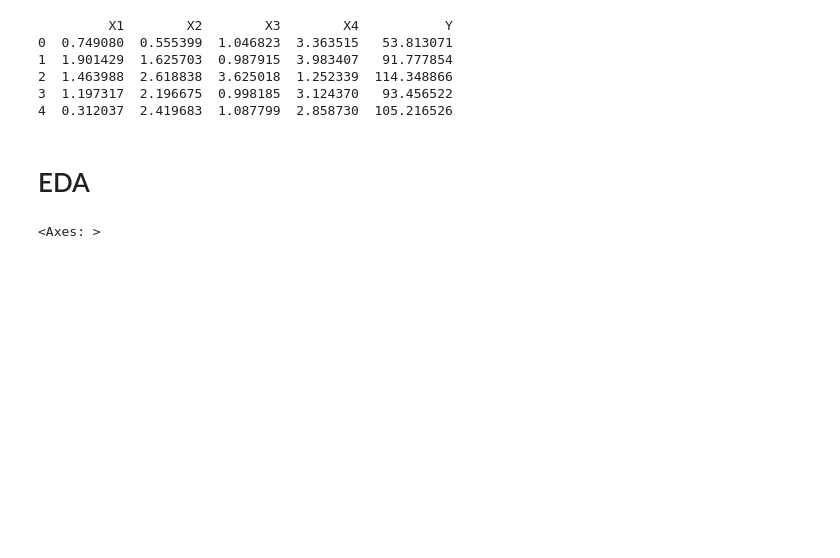
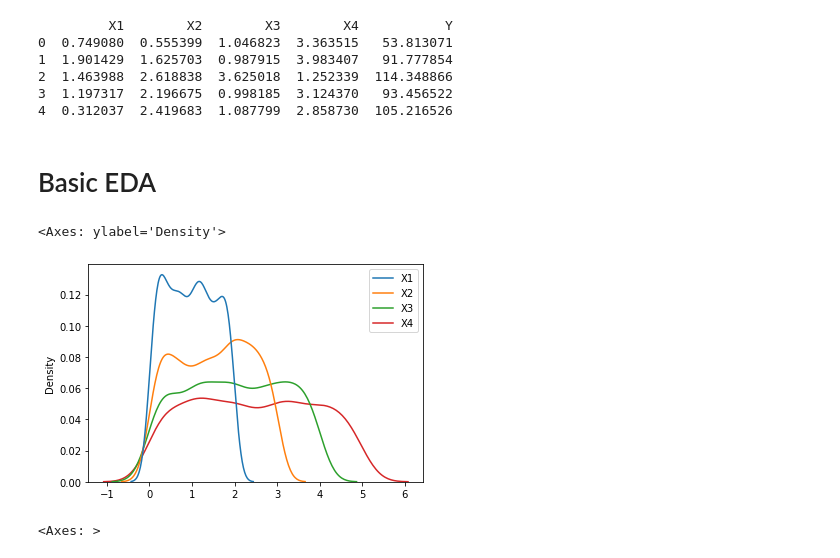
Before and after one commit to atomikkus/polynomial_regression, a Jupyter notebook: polynomial_regresion.ipynb, the cells around one changed output. Drawn from its saved outputs; the diff is of its cells as text; code cells hidden in the pictures; blank space fills up the shorter version.

```diff
--- a/polynomial_regresion.ipynb
+++ b/polynomial_regresion.ipynb
@@ -40,7 +40,12 @@ print(data.head())
 3  1.197317  2.196675  0.998185  3.124370   93.456522
 4  0.312037  2.419683  1.087799  2.858730  105.216526
 # %% [markdown]
-# EDA
+# Basic EDA
+# %%
+sns.kdeplot(data.drop('Y', axis=1))
+# %% [output]
+<Axes: ylabel='Density'>
+[figure, added]
 # %%
 sns.boxplot(data.drop('Y', axis=1))
 # %% [output]
```
Also changed, not shown: parts of 20 cells of this notebook.
